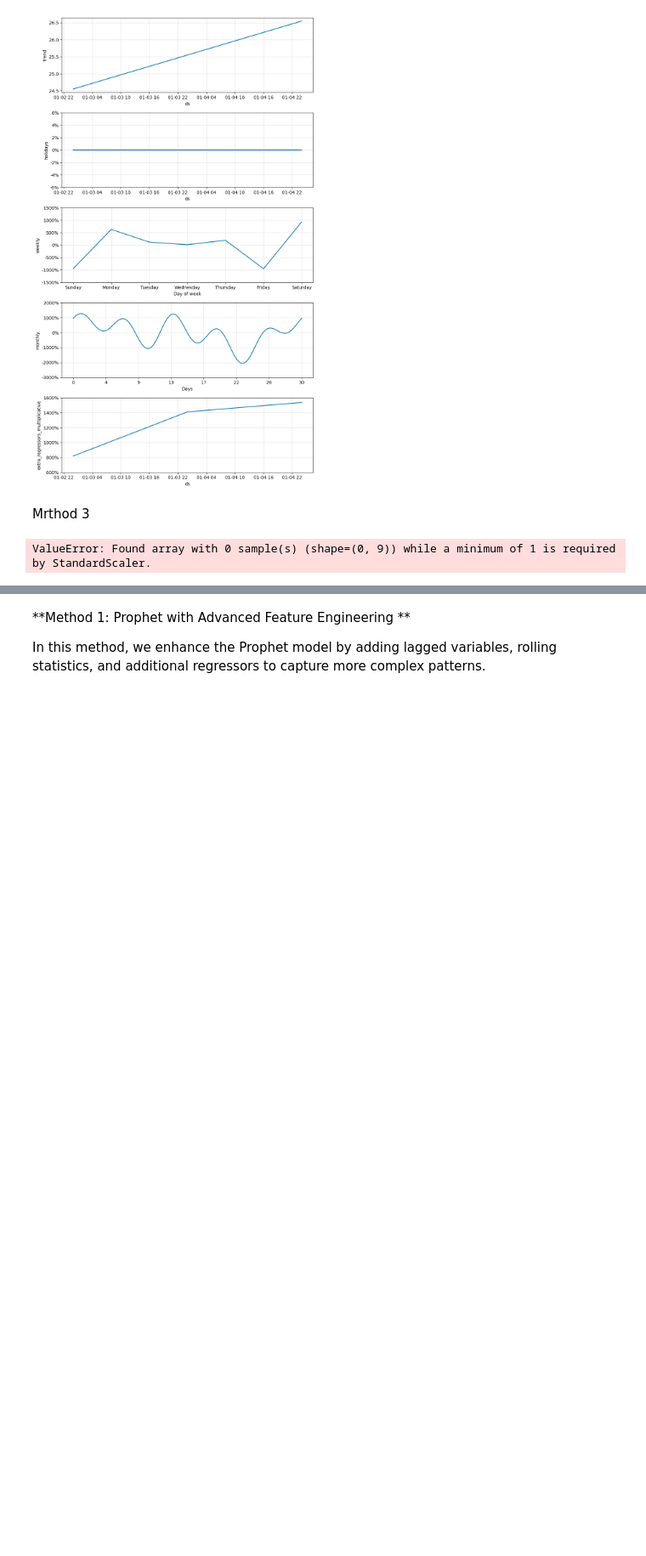
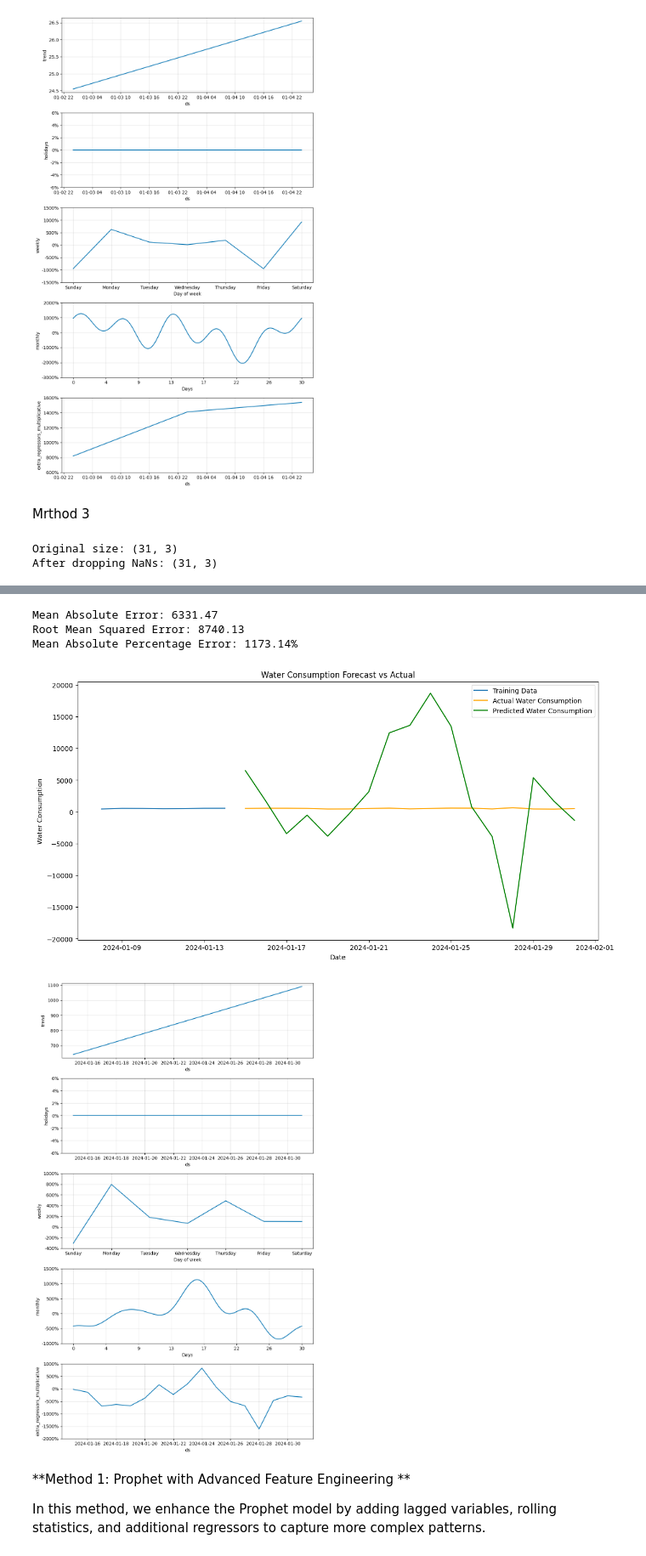
Before and after one commit to albinvar/hydrolink-plus, a Jupyter notebook: Water_Consumption_Forcasting.ipynb, the cells around one changed output, grey strips where cells are left out. Shown at 85% size. Drawn from its saved outputs; the diff is of its cells as text; code cells hidden in the pictures; blank space fills up the shorter version.

```diff
--- a/Water_Consumption_Forcasting.ipynb
+++ b/Water_Consumption_Forcasting.ipynb
@@ -224,14 +224,16 @@ from sklearn.metrics import mean_absolute_error, mean_squared_error
 import numpy as np
 
 # Load data
-df = pd.read_csv('Data1.csv')
+df = pd.read_csv('Kerala_Household_Water_Usage_Dataset.csv')
 
 # Prepare data
 df['Date'] = pd.to_datetime(df['Date'])  # Automatically detects the correct format
 df = df.rename(columns={'Date': 'ds', 'Value': 'y'})
 
 # Handle missing values
+print(f"Original size: {df.shape}")
 df = df.dropna(subset=['y'])
+print(f"After dropping NaNs: {df.shape}")  # Should not be (0, N)
 df['tmax'] = df['tmax'].ffill()
 
 # Create lag features
@@ -264,7 +266,7 @@ scaler = StandardScaler()
 df[regressors] = scaler.fit_transform(df[regressors])
 
 # Split data into training and testing sets
-split_date = '2020-01-03'
+split_date = '2024-01-15'
 train = df[df['ds'] < split_date].copy()
 test = df[df['ds'] >= split_date].copy()
 
@@ -330,4 +332,5 @@ plt.show()
 m.plot_components(forecast)
 plt.show()
 # %% [output]
-ValueError: Found array with 0 sample(s) (shape=(0, 9)) while a minimum of 1 is required by StandardScaler.
+Original size: (31, 3)
+After dropping NaNs: (31, 3)
@@ -334,3 +350,8 @@ ValueError: Found array with 0 sample(s) (shape=(0, 9)) while a minimum of 1 is
+Mean Absolute Error: 6331.47
+Root Mean Squared Error: 8740.13
+Mean Absolute Percentage Error: 1173.14%
+[figure, added]
+[figure, added]
 # %% [markdown]
 **Method 1: Prophet with Advanced Feature Engineering
 **
```
Also changed, not shown: parts of 7 cells of this notebook.
